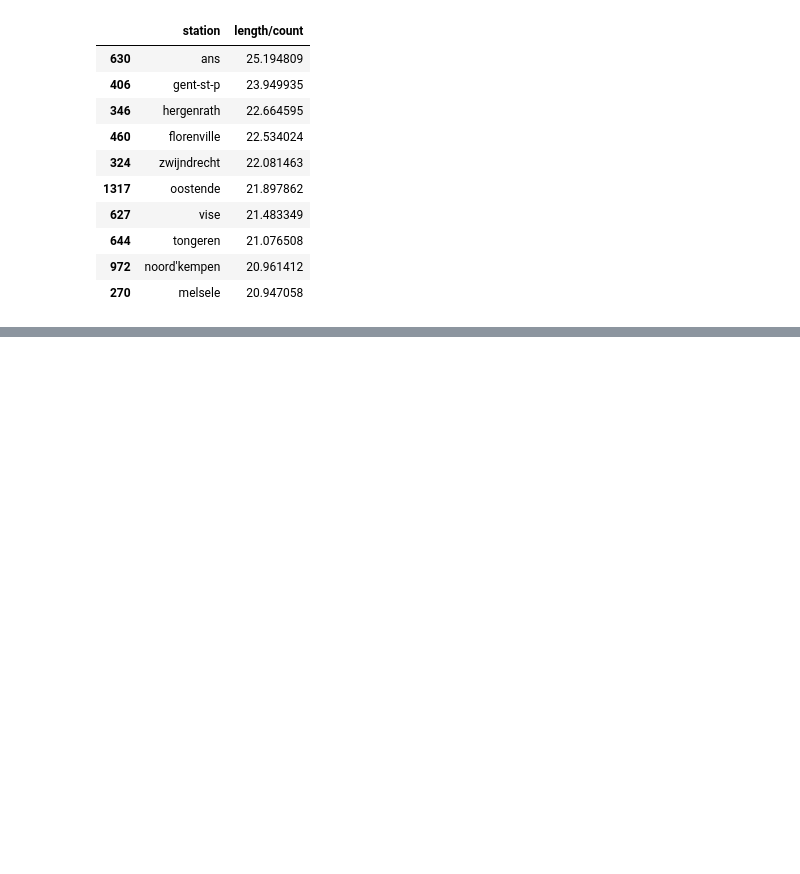
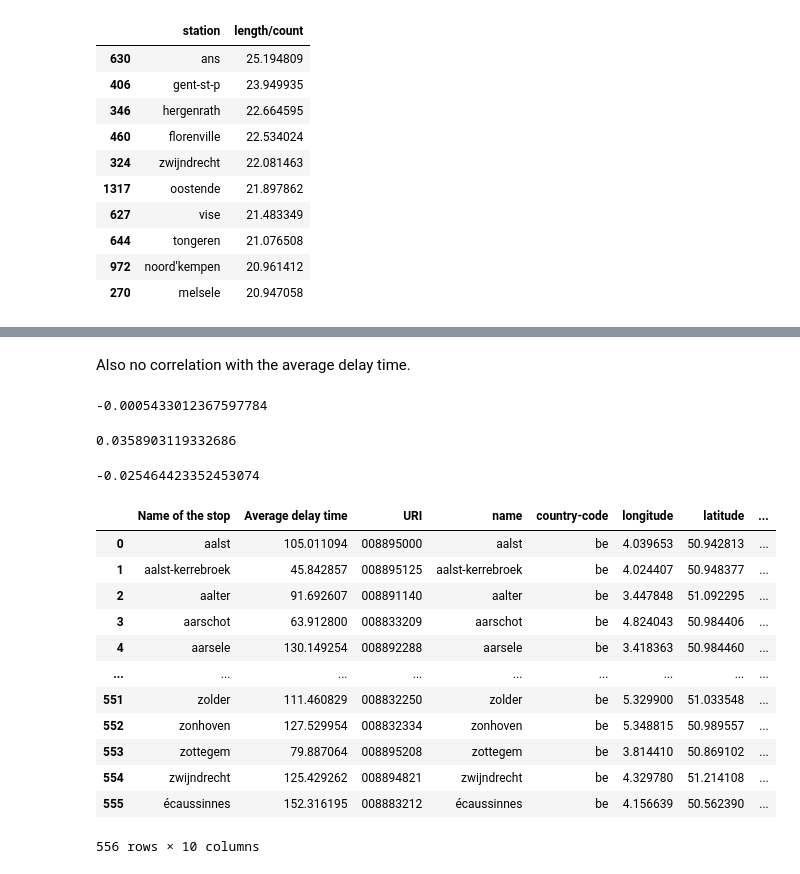
Before and after one commit to Seoyangsam/ACRM, a Jupyter notebook: src/Q12.ipynb, the cells around one changed output, grey strips where cells are left out. Drawn from its saved outputs; the diff is of its cells as text; code cells hidden in the pictures; blank space fills up the shorter version.

```diff
--- a/src/Q12.ipynb
+++ b/src/Q12.ipynb
@@ -163,0 +168,3 @@ stations_distance["length/count"].plot.hist()
+# %%
+trips = data.full_trips
+trips
@@ -163,0 +269,14 @@ stations_distance["length/count"].plot.hist()
+# %% [markdown]
+Also no correlation with the average delay time.
+# %%
+merged_df2["total_length"].corr(merged_df2["Average delay time"])
+# %% [output]
+-0.0005433012367597784
+# %%
+merged_df2["neighbours_count"].corr(merged_df2["Average delay time"])
+# %% [output]
+0.0358903119332686
+# %%
+merged_df2["length/count"].corr(merged_df2["Average delay time"])
+# %% [output]
+-0.025464423352453074
@@ -163,0 +286,17 @@ stations_distance["length/count"].plot.hist()
+# %%
+merged_df3 = stations_delay_time.merge(stations, left_on = "Name of the stop", right_on = "name").merge(stations_delay_percentage,left_on = "Name of the stop", right_on = "Name of the stop")
+merged_df3
+# %% [output]
+|  | Name of the stop | Average delay time | URI | name | country-code | longitude | latitude | ... |
+| 0 | aalst | 105.011094 | 008895000 | aalst | be | 4.039653 | 50.942813 | ... |
+| 1 | aalst-kerrebroek | 45.842857 | 008895125 | aalst-kerrebroek | be | 4.024407 | 50.948377 | ... |
+| 2 | aalter | 91.692607 | 008891140 | aalter | be | 3.447848 | 51.092295 | ... |
+| 3 | aarschot | 63.912800 | 008833209 | aarschot | be | 4.824043 | 50.984406 | ... |
+| 4 | aarsele | 130.149254 | 008892288 | aarsele | be | 3.418363 | 50.984460 | ... |
+| ... | ... | ... | ... | ... | ... | ... | ... | ... |
+| 551 | zolder | 111.460829 | 008832250 | zolder | be | 5.329900 | 51.033548 | ... |
+| 552 | zonhoven | 127.529954 | 008832334 | zonhoven | be | 5.348815 | 50.989557 | ... |
+| 553 | zottegem | 79.887064 | 008895208 | zottegem | be | 3.814410 | 50.869102 | ... |
+| 554 | zwijndrecht | 125.429262 | 008894821 | zwijndrecht | be | 4.329780 | 51.214108 | ... |
+| 555 | écaussinnes | 152.316195 | 008883212 | écaussinnes | be | 4.156639 | 50.562390 | ... |
+556 rows × 10 columns
```
Also changed, not shown: parts of 22 cells of this notebook, 3 other files.
